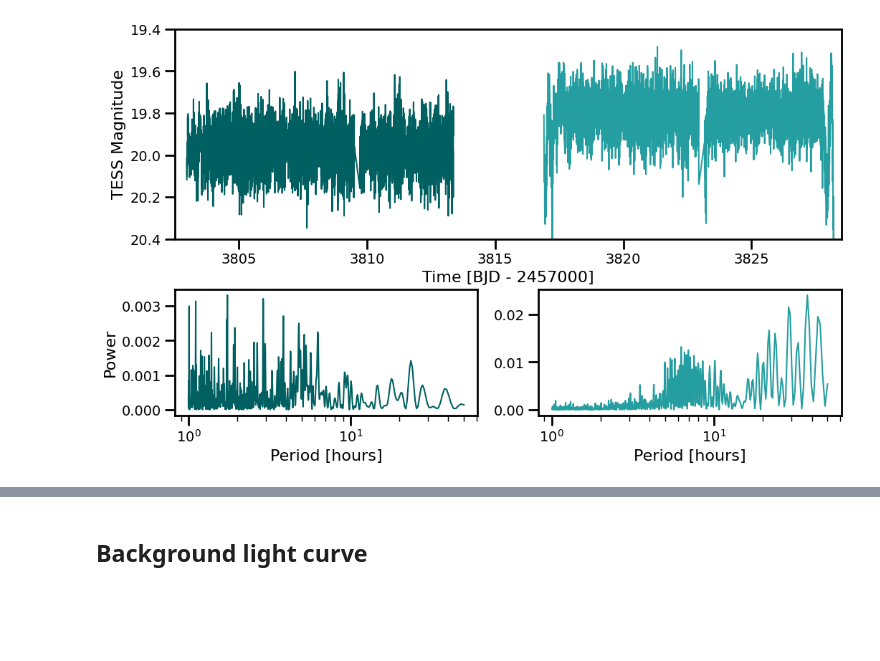
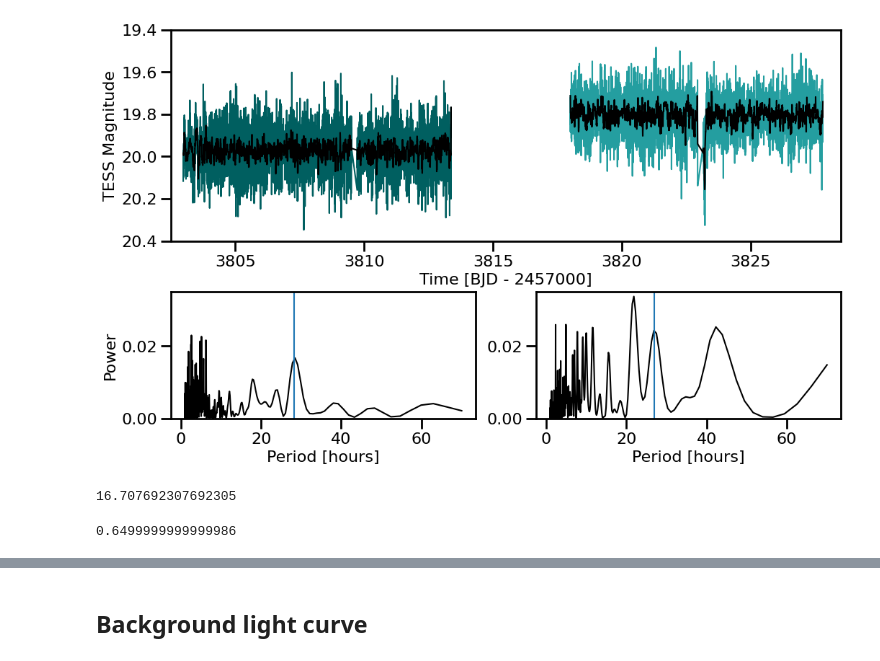
Before and after one commit to afeinstein20/atlas-tess, a Jupyter notebook: notebooks/lightcurve_figure.ipynb, the cells around one changed output, grey strips where cells are left out. Saved outputs shown, nothing was run; the diff lists cells and outputs as text; code cells hidden in the pictures; blank space fills up the shorter version.

```diff
--- a/notebooks/lightcurve_figure.ipynb
+++ b/notebooks/lightcurve_figure.ipynb
@@ -44,39 +45,59 @@ colors = ['#005f60', '#249ea0']
 
 total_time = np.array([])
 total_lc = np.array([])
 
 for i, ccd in enumerate([first, second]):
     lc = ccd['subtracted'][:,10,10] * np.nanmedian(convert_mag(ccd['raw'][:,10,10]))
     time = ccd['time'] + 2400000.5 - 2457000
 
     if i == 1:
-        q = (time > 3816.9) & (time < 3828.2)
+        q = (time > 3818) & (time < 3827.8)
     else:
         q = time > 3800
 
     ax1.plot(time[q], lc[q], color=colors[i])
 
-    frequency, power = LombScargle(time[q]*units.day, lc[q]).autopower(minimum_frequency=1.0/(50.0*units.hour),
+    m = medfilt(lc[q], 11)
+    ax1.plot(time[q], m, 'k')
+
+    frequency, power = LombScargle(time[q]*units.day, lc[q]).autopower(minimum_frequency=1.0/(70.0*units.hour),
                                                                        maximum_frequency=1.0/(1.0*units.hour))
-    axes[i].plot(1.0/frequency, power, color=colors[i])
-    axes[i].set_xscale('log')
+    #axes[i].plot(1.0/frequency, power, color=colors[i])
+
+    frequency, power = LombScargle(time[q]*units.day, m).autopower(minimum_frequency=1.0/(70.0*units.hour),
+                                                                       maximum_frequency=1.0/(1.0*units.hour))
+    axes[i].plot(1.0/frequency, power, color='k')
+
     axes[i].set_xlabel('Period [hours]', fontsize=16)
 
 
 ax1.set_xlabel('Time [BJD - 2457000]', fontsize=16)
 
 ax1.set_ylabel('TESS Magnitude', fontsize=16)
 ax1.set_ylim(20.4, 19.4)
 ax1.set_xlim(3802.5, 3828.5)
 
 ax2.set_ylabel('Power', fontsize=16)
 
+ax2.set_ylim(0,0.035)
+ax3.set_ylim(0,0.035)
+
+ax2.axvline(28.3)
+ax3.axvline(27)
 
 plt.subplots_adjust(hspace=0.3)
 
-#plt.savefig('tess_lightcurve.pdf', dpi=300, bbox_inches='tight')
+plt.savefig('../figures/tess_lightcurve.pdf', dpi=300, bbox_inches='tight')
 # %% [output]
-[figure, old version]
+[figure, new version]
+# %%
+(((28.3+27)/2) - 16.79)/0.65
+# %% [output]
+16.707692307692305
+# %%
+27.65-27
+# %% [output]
+0.6499999999999986
 # %%
 lc1 = first['subtracted'][:,10,10] * np.nanmedian(convert_mag(first['raw'][:,10,10]))
 time1 = first['time'] + 2400000.5 - 2457000
```
Also changed, not shown: parts of 10 cells of this notebook, 1 other file.
